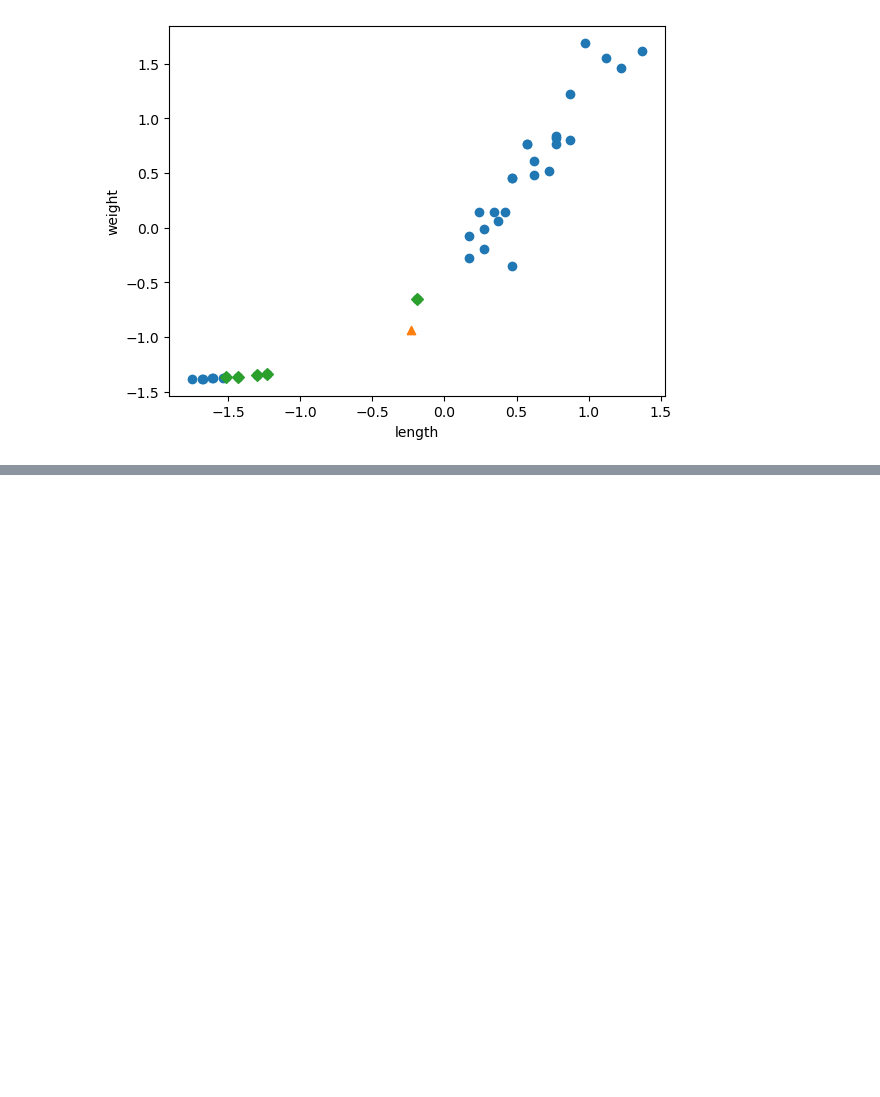
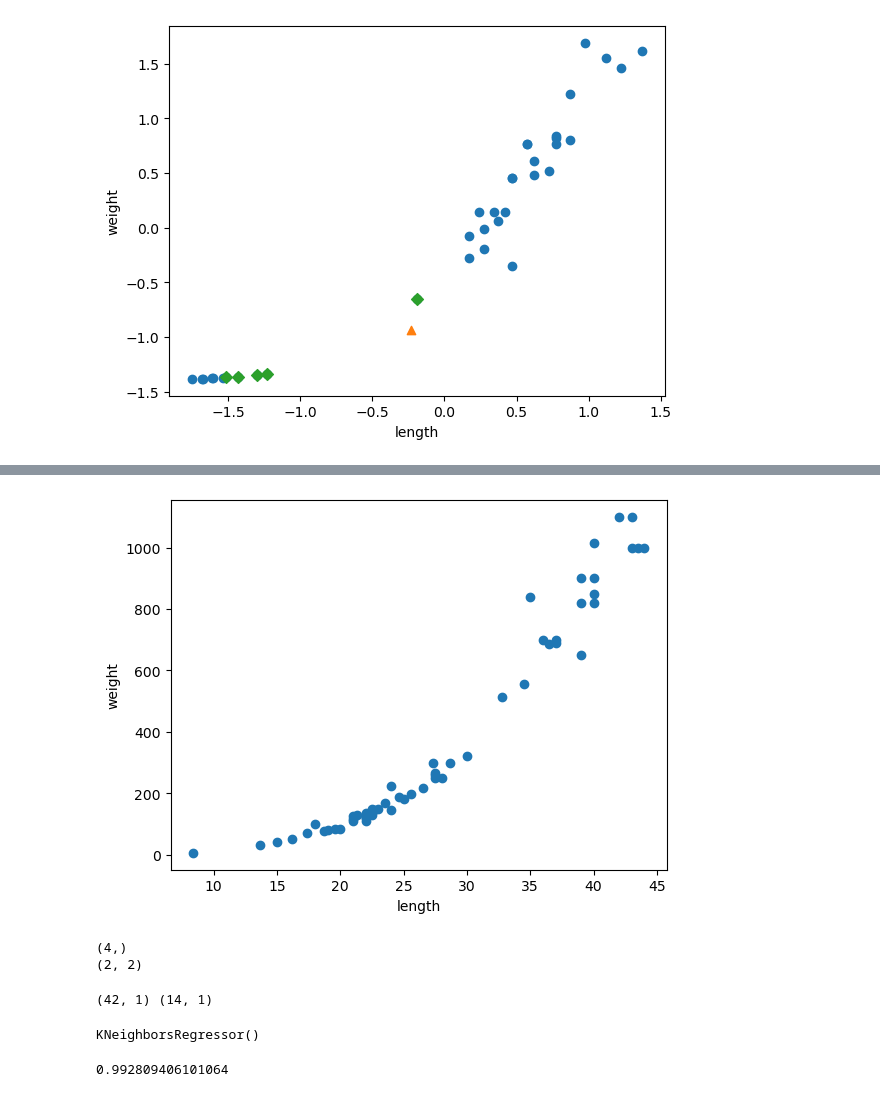
Before and after one commit to sonsungjong/ML_python, a Jupyter notebook: hongong/혼공 60.ipynb, the cells around one changed output, grey strips where cells are left out. Drawn from its saved outputs; the diff is of its cells as text; code cells hidden in the pictures; blank space fills up the shorter version.

```diff
--- a/hongong/혼공 60.ipynb
+++ b/hongong/혼공 60.ipynb
@@ -391,0 +396,28 @@ plt.show()
+# %%
+import numpy as np
+
+perch_length = np.array([8.4, 13.7, 15.0, 16.2, 17.4, 18.0, 18.7, 19.0, 19.6, 20.0, 21.0,
+       21.0, 21.0, 21.3, 22.0, 22.0, 22.0, 22.0, 22.0, 22.5, 22.5, 22.7,
+       23.0, 23.5, 24.0, 24.0, 24.6, 25.0, 25.6, 26.5, 27.3, 27.5, 27.5,
+       27.5, 28.0, 28.7, 30.0, 32.8, 34.5, 35.0, 36.5, 36.0, 37.0, 37.0,
+       39.0, 39.0, 39.0, 40.0, 40.0, 40.0, 40.0, 42.0, 43.0, 43.0, 43.5,
+       44.0])
+perch_weight = np.array([5.9, 32.0, 40.0, 51.5, 70.0, 100.0, 78.0, 80.0, 85.0, 85.0, 110.0,
+       115.0, 125.0, 130.0, 120.0, 120.0, 130.0, 135.0, 110.0, 130.0,
+       150.0, 145.0, 150.0, 170.0, 225.0, 145.0, 188.0, 180.0, 197.0,
+       218.0, 300.0, 260.0, 265.0, 250.0, 250.0, 300.0, 320.0, 514.0,
+       556.0, 840.0, 685.0, 700.0, 700.0, 690.0, 900.0, 650.0, 820.0,
+       850.0, 900.0, 1015.0, 820.0, 1100.0, 1000.0, 1100.0, 1000.0,
+       1000.0])
+# %%
+# 특성을 x축에, 타겟을 y축에 놓는다
+
+import matplotlib.pyplot as plt
+
+# scatter() : 산점도
+plt.scatter(perch_length, perch_weight)
+plt.xlabel('length')
+plt.ylabel('weight')
+plt.show()
+# %% [output]
+[figure, added]
@@ -391,0 +430,33 @@ plt.show()
+# %%
+# 원본 데이터
+test_array = np.array([1,2,3,4])
+print(test_array.shape)
+
+# 머신러닝 훈련을 위해 2차원배열 형태로 바꾼다 reshape()
+test_array = test_array.reshape(2,2)
+print(test_array.shape)
+# %% [output]
+(4,)
+(2, 2)
+# %%
+# 자료형을 2차원배열로 바꾼다 (머신러닝 훈련을 위해)
+
+train_input = train_input.reshape(-1, 1)
+test_input = test_input.reshape(-1, 1)
+print(train_input.shape, test_input.shape)
+# %% [output]
+(42, 1) (14, 1)
+# %%
+from sklearn.neighbors import KNeighborsRegressor
+
+knr = KNeighborsRegressor()
+
+# KNN 회귀모델 훈련
+knr.fit(train_input, train_target)
+# %% [output]
+KNeighborsRegressor()
+# %%
+# 테스트 점수 (정답을 맞힌 개수의 비율)
+print(knr.score(test_input, test_target))
+# %% [output]
+0.992809406101064
```
Also changed, not shown: parts of 7 cells of this notebook.
